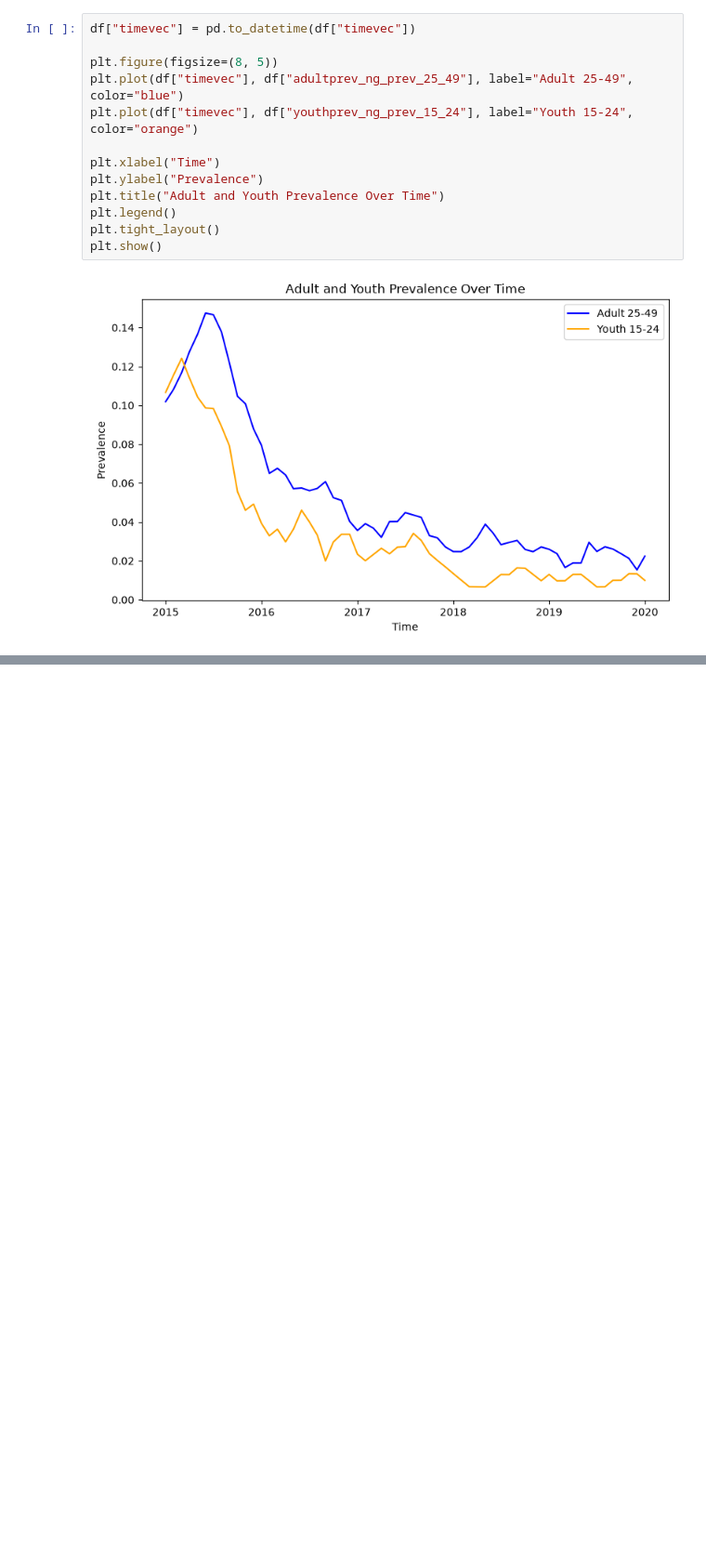
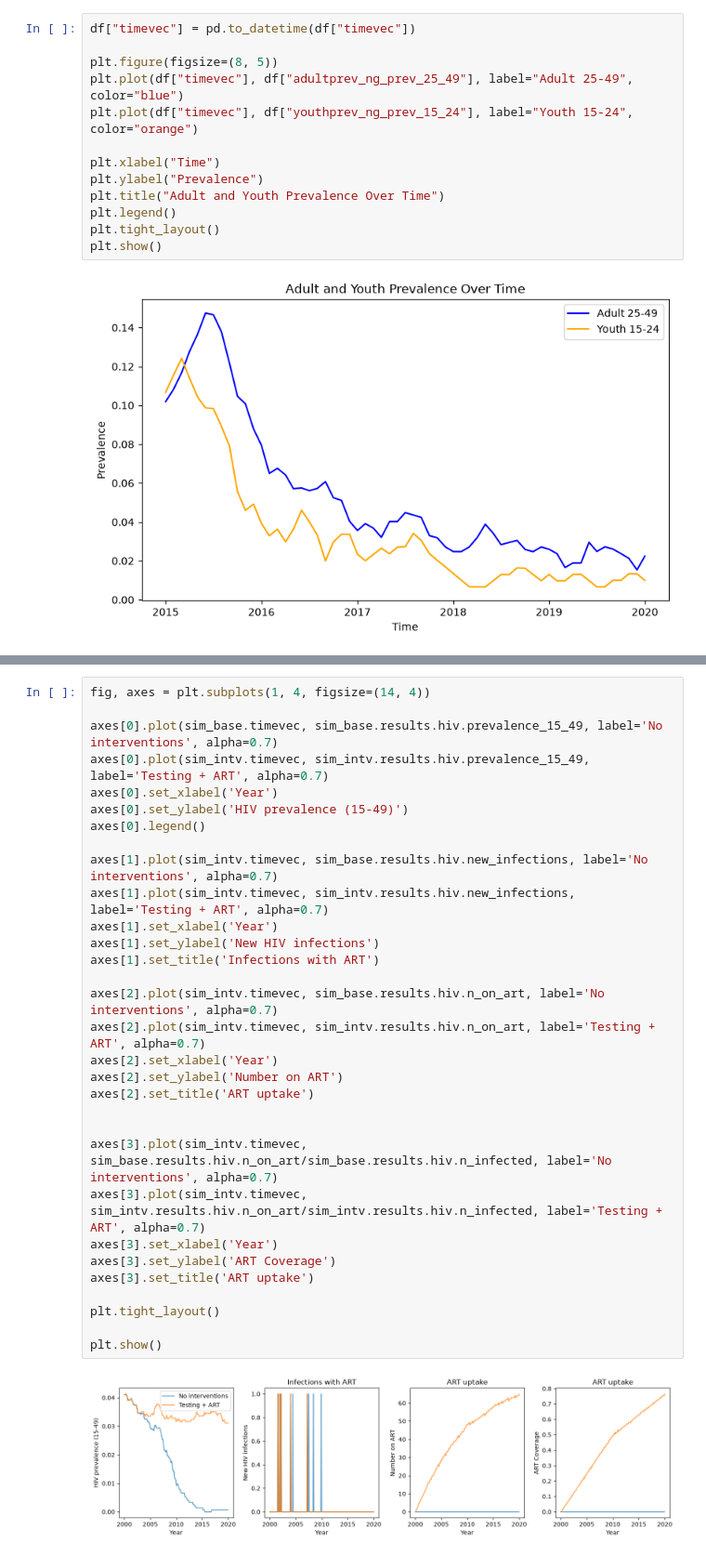
Before and after one commit to dtcitron/HIVSim_notes, a Jupyter notebook: stisim_tutorial.ipynb, the cells around one changed output, grey strips where cells are left out. Shown at 93% size. Saved outputs shown, nothing was run; the diff lists cells and outputs as text; blank space fills up the shorter version.

```diff
--- a/stisim_tutorial.ipynb
+++ b/stisim_tutorial.ipynb
@@ -448,0 +521,33 @@ plt.show()
+# %%
+fig, axes = plt.subplots(1, 4, figsize=(14, 4))
+
+axes[0].plot(sim_base.timevec, sim_base.results.hiv.prevalence_15_49, label='No interventions', alpha=0.7)
+axes[0].plot(sim_intv.timevec, sim_intv.results.hiv.prevalence_15_49, label='Testing + ART', alpha=0.7)
+axes[0].set_xlabel('Year')
+axes[0].set_ylabel('HIV prevalence (15-49)')
+axes[0].legend()
+
+axes[1].plot(sim_intv.timevec, sim_base.results.hiv.new_infections, label='No interventions', alpha=0.7)
+axes[1].plot(sim_intv.timevec, sim_intv.results.hiv.new_infections, label='Testing + ART', alpha=0.7)
+axes[1].set_xlabel('Year')
+axes[1].set_ylabel('New HIV infections')
+axes[1].set_title('Infections with ART')
+
+axes[2].plot(sim_intv.timevec, sim_base.results.hiv.n_on_art, label='No interventions', alpha=0.7)
+axes[2].plot(sim_intv.timevec, sim_intv.results.hiv.n_on_art, label='Testing + ART', alpha=0.7)
+axes[2].set_xlabel('Year')
+axes[2].set_ylabel('Number on ART')
+axes[2].set_title('ART uptake')
+
+
+axes[3].plot(sim_intv.timevec, sim_base.results.hiv.n_on_art/sim_base.results.hiv.n_infected, label='No interventions', alpha=0.7)
+axes[3].plot(sim_intv.timevec, sim_intv.results.hiv.n_on_art/sim_intv.results.hiv.n_infected, label='Testing + ART', alpha=0.7)
+axes[3].set_xlabel('Year')
+axes[3].set_ylabel('ART Coverage')
+axes[3].set_title('ART uptake')
+
+plt.tight_layout()
+
+plt.show()
+# %% [output]
+[figure, added]
```
Also changed, not shown: parts of 45 cells of this notebook.
